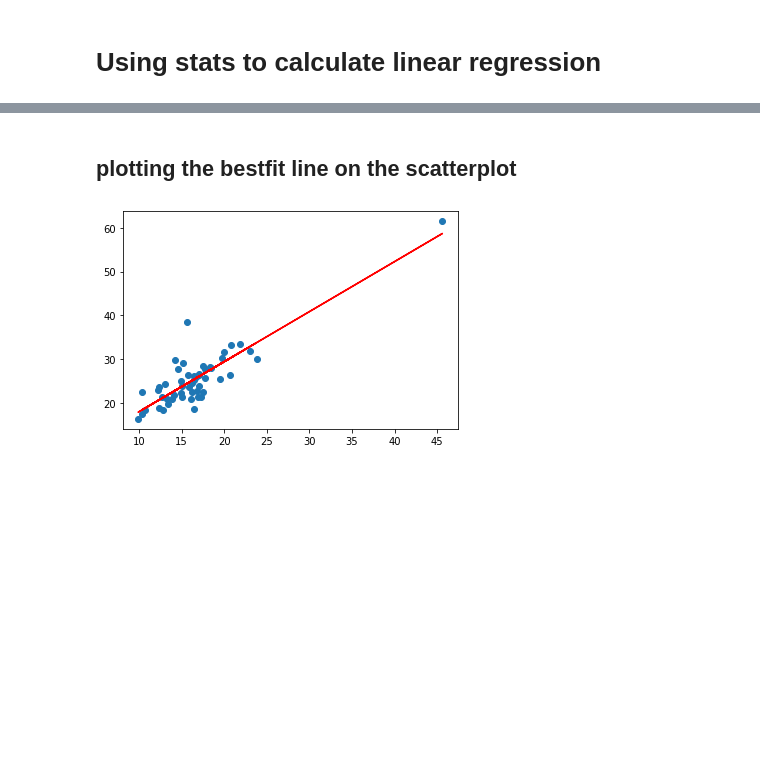
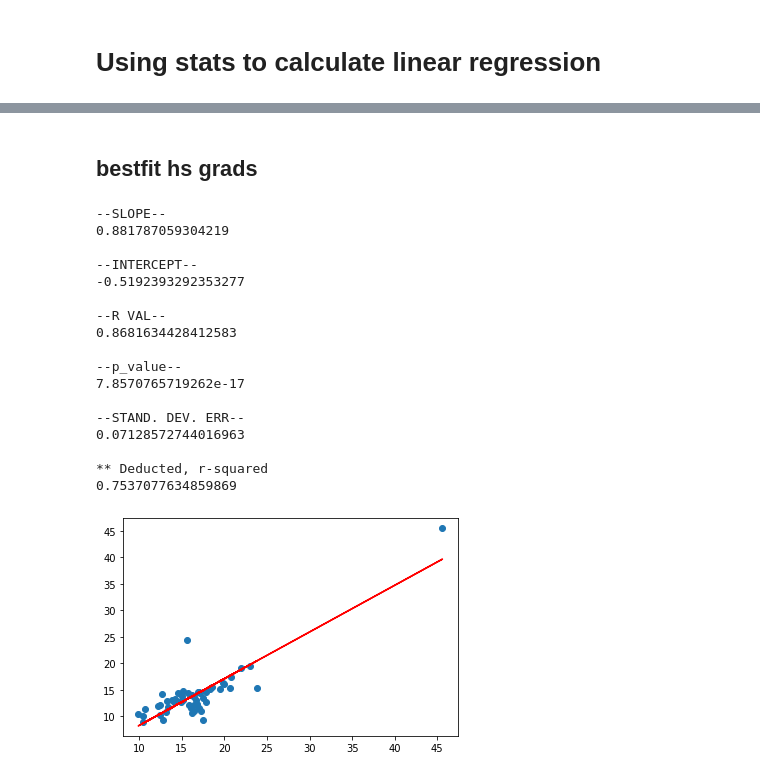
Before and after one commit to imagineLife/data-cleaner, a Jupyter notebook: LinearRegression.ipynb, the cells around one changed output, grey strips where cells are left out. Saved outputs shown, nothing was run; the diff lists cells and outputs as text; code cells hidden in the pictures; blank space fills up the shorter version.

Commit message:
plotting Linear regressions

```diff
--- a/LinearRegression.ipynb
+++ b/LinearRegression.ipynb
@@ -125,4 +153,6 @@ scatter(below_p_18_to_35, bach_plus_pct)
 # %%
+import matplotlib.pyplot as plt
+
 slope, intercept, r_value, p_value, std_err = stats.linregress(below_p_18_to_35, no_hs_pct)
 print('--SLOPE--')
 print(str(slope))
@@ -141,6 +171,20 @@ print(str(std_err))
 print('')
 print('** Deducted, r-squared')
 print(str(r_value ** 2))
+
+# takes x value, slope && y-intercept
+def yVal(xVal, slope, int):
+    return slope * xVal + int
+
+# using existing data and y = mx+b equation, make best-fit-line y-values
+fitLineYVals = yVal(below_p_18_to_35, slope, intercept)
+
+#plot the scatter again
+plt.scatter(below_p_18_to_35, no_hs_pct)
+
+# superimpose the line, red
+plt.plot(below_p_18_to_35, fitLineYVals, c="r")
+plt.show()
 # %% [output]
 --SLOPE--
 1.1453532110457187
@@ -162,20 +207,56 @@ print(str(r_value ** 2))
-# %% [markdown]
-## plotting the bestfit line on the scatterplot
+# %% [markdown]
+## bestfit hs grads
 # %%
 import matplotlib.pyplot as plt
+
+slope, intercept, r_value, p_value, std_err = stats.linregress(below_p_18_to_35, hs_grads_pct)
+print('--SLOPE--')
+print(str(slope))
+print('')
+print('--INTERCEPT--')
+print(str(intercept))
+print('')
+print('--R VAL--')
+print(str(r_value))
+print('')
+print('--p_value--')
+print(str(p_value))
+print('')
+print('--STAND. DEV. ERR--')
+print(str(std_err))
+print('')
+print('** Deducted, r-squared')
+print(str(r_value ** 2))
 
 # takes x value, slope && y-intercept
 def yVal(xVal, slope, int):
     return slope * xVal + int
 
 # using existing data and y = mx+b equation, make best-fit-line y-values
 fitLineYVals = yVal(below_p_18_to_35, slope, intercept)
 
 #plot the scatter again
-plt.scatter(below_p_18_to_35, no_hs_pct)
+plt.scatter(below_p_18_to_35, hs_grads_pct)
 
 # superimpose the line, red
 plt.plot(below_p_18_to_35, fitLineYVals, c="r")
 plt.show()
 # %% [output]
+--SLOPE--
+0.881787059304219
+
+--INTERCEPT--
+-0.5192393292353277
+
+--R VAL--
+0.8681634428412583
+
+--p_value--
+7.8570765719262e-17
+
+--STAND. DEV. ERR--
+0.07128572744016963
+
+** Deducted, r-squared
+0.7537077634859869
-[figure, old version]
+[figure, new version]
```
Also changed, not shown: parts of 11 cells of this notebook.
